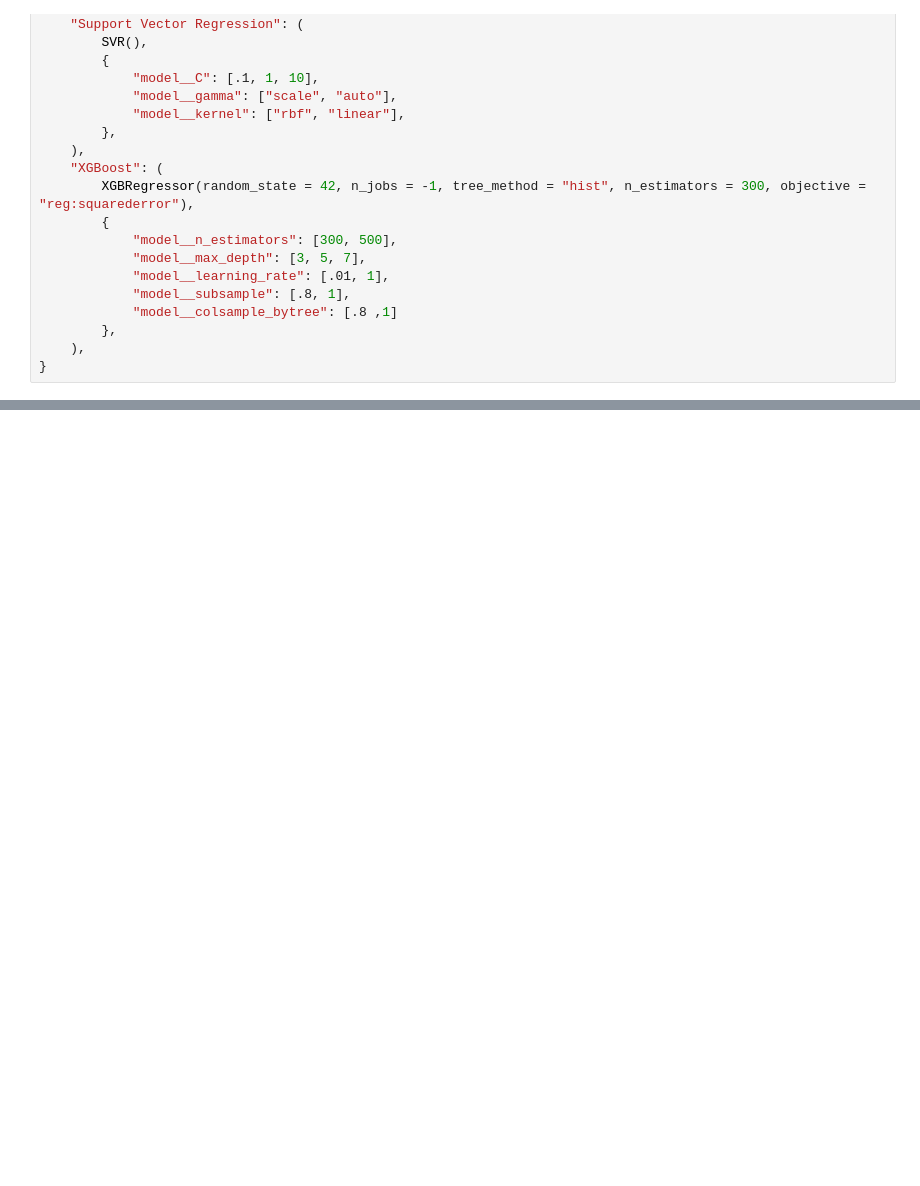
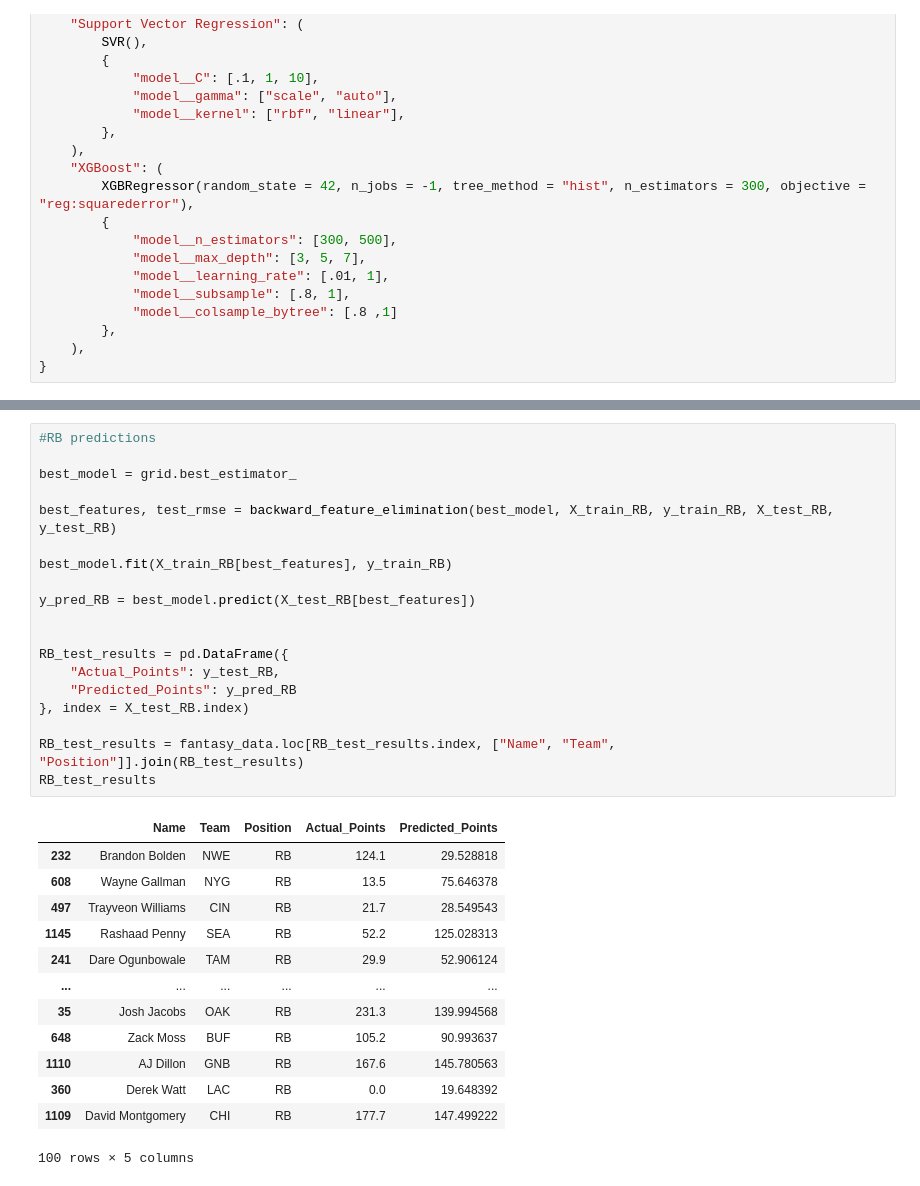
Before and after one commit to TrevBunch/DS-340W-Project, a Jupyter notebook: ModelCode.ipynb, the cells around one changed output, grey strips where cells are left out. Cells and saved outputs as stored; diff of their text form; blank space fills up the shorter version.

```diff
--- a/ModelCode.ipynb
+++ b/ModelCode.ipynb
@@ -224,0 +257,33 @@ QB_test_results
+# %%
+#RB predictions
+
+best_model = grid.best_estimator_
+
+best_features, test_rmse = backward_feature_elimination(best_model, X_train_RB, y_train_RB, X_test_RB, y_test_RB)
+
+best_model.fit(X_train_RB[best_features], y_train_RB)
+
+y_pred_RB = best_model.predict(X_test_RB[best_features])
+
+
+RB_test_results = pd.DataFrame({
+    "Actual_Points": y_test_RB,
+    "Predicted_Points": y_pred_RB
+}, index = X_test_RB.index)
+
+RB_test_results = fantasy_data.loc[RB_test_results.index, ["Name", "Team", "Position"]].join(RB_test_results)
+RB_test_results
+# %% [output]
+|  | Name | Team | Position | Actual_Points | Predicted_Points |
+| 232 | Brandon Bolden | NWE | RB | 124.1 | 29.528818 |
+| 608 | Wayne Gallman | NYG | RB | 13.5 | 75.646378 |
+| 497 | Trayveon Williams | CIN | RB | 21.7 | 28.549543 |
+| 1145 | Rashaad Penny | SEA | RB | 52.2 | 125.028313 |
+| 241 | Dare Ogunbowale | TAM | RB | 29.9 | 52.906124 |
+| ... | ... | ... | ... | ... | ... |
+| 35 | Josh Jacobs | OAK | RB | 231.3 | 139.994568 |
+| 648 | Zack Moss | BUF | RB | 105.2 | 90.993637 |
+| 1110 | AJ Dillon | GNB | RB | 167.6 | 145.780563 |
+| 360 | Derek Watt | LAC | RB | 0.0 | 19.648392 |
+| 1109 | David Montgomery | CHI | RB | 177.7 | 147.499222 |
+100 rows × 5 columns
```
Also changed, not shown: parts of 11 cells of this notebook.
